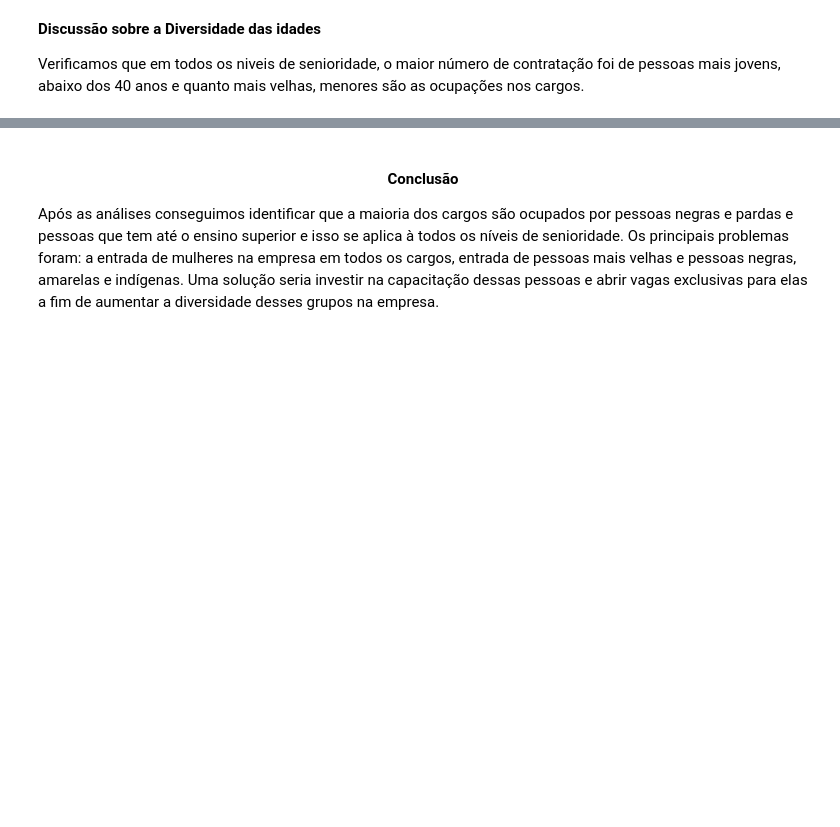
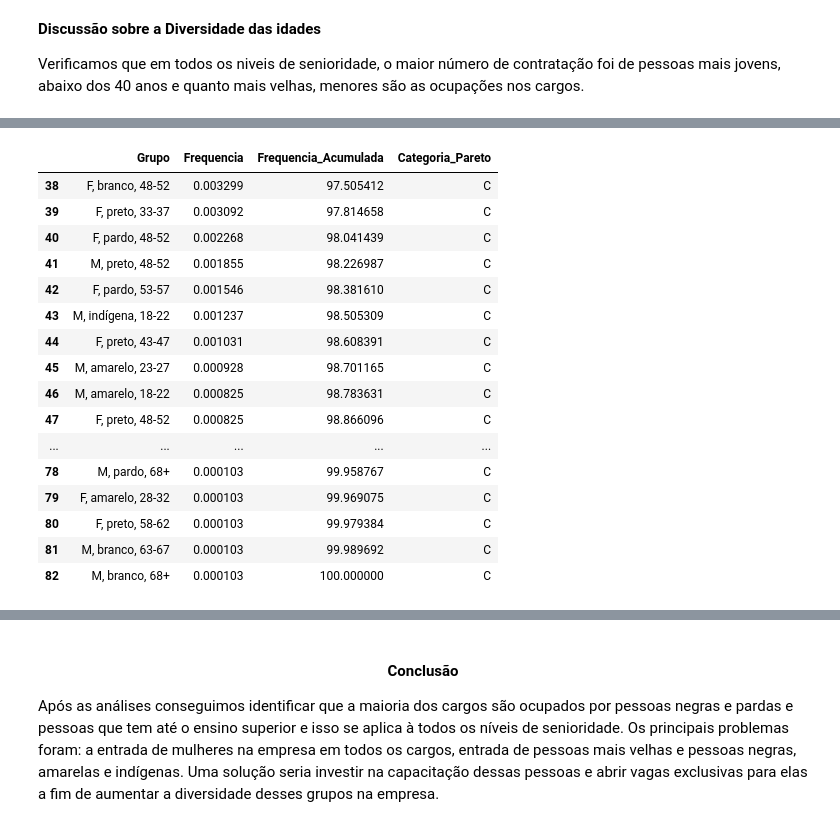
Before and after one commit to pedrolustosab/AdaHack-Dados, a Jupyter notebook: Análise Exploratória.ipynb, the cells around one changed output, grey strips where cells are left out. Cells and saved outputs as stored; diff of their text form; code cells hidden in the pictures; blank space fills up the shorter version.

```diff
--- a/Análise Exploratória.ipynb
+++ b/Análise Exploratória.ipynb
@@ -1010,0 +1006,6 @@ Verificamos que em todos os niveis de senioridade, o maior número de contrataç
+# %%
+# Concatenar as colunas de interesse separadas por ','
+df['Grupo'] = df[['Genero', 'Raca', 'Faixa_Etaria']].apply(lambda row: ', '.join(row.values.astype(str)), axis=1)
+
+# Imprimir as primeiras linhas do DataFrame para verificar o resultado
+df.head()
@@ -1010,0 +1048,24 @@ Verificamos que em todos os niveis de senioridade, o maior número de contrataç
+# %%
+# Filtrar o DataFrame para mostrar apenas as linhas onde 'categoria_pareto' é 'C'
+df_grupo_c = df_pareto[df_pareto['Categoria_Pareto'] == 'C']
+
+# Imprimir as primeiras linhas do DataFrame filtrado para verificar o resultado
+df_grupo_c
+# %% [output]
+|  | Grupo | Frequencia | Frequencia_Acumulada | Categoria_Pareto |
+| 38 | F, branco, 48-52 | 0.003299 | 97.505412 | C |
+| 39 | F, preto, 33-37 | 0.003092 | 97.814658 | C |
+| 40 | F, pardo, 48-52 | 0.002268 | 98.041439 | C |
+| 41 | M, preto, 48-52 | 0.001855 | 98.226987 | C |
+| 42 | F, pardo, 53-57 | 0.001546 | 98.381610 | C |
+| 43 | M, indígena, 18-22 | 0.001237 | 98.505309 | C |
+| 44 | F, preto, 43-47 | 0.001031 | 98.608391 | C |
+| 45 | M, amarelo, 23-27 | 0.000928 | 98.701165 | C |
+| 46 | M, amarelo, 18-22 | 0.000825 | 98.783631 | C |
+| 47 | F, preto, 48-52 | 0.000825 | 98.866096 | C |
+| ... | ... | ... | ... | ... |
+| 78 | M, pardo, 68+ | 0.000103 | 99.958767 | C |
+| 79 | F, amarelo, 28-32 | 0.000103 | 99.969075 | C |
+| 80 | F, preto, 58-62 | 0.000103 | 99.979384 | C |
+| 81 | M, branco, 63-67 | 0.000103 | 99.989692 | C |
+| 82 | M, branco, 68+ | 0.000103 | 100.000000 | C |
```
Also changed, not shown: parts of 14 cells of this notebook.
